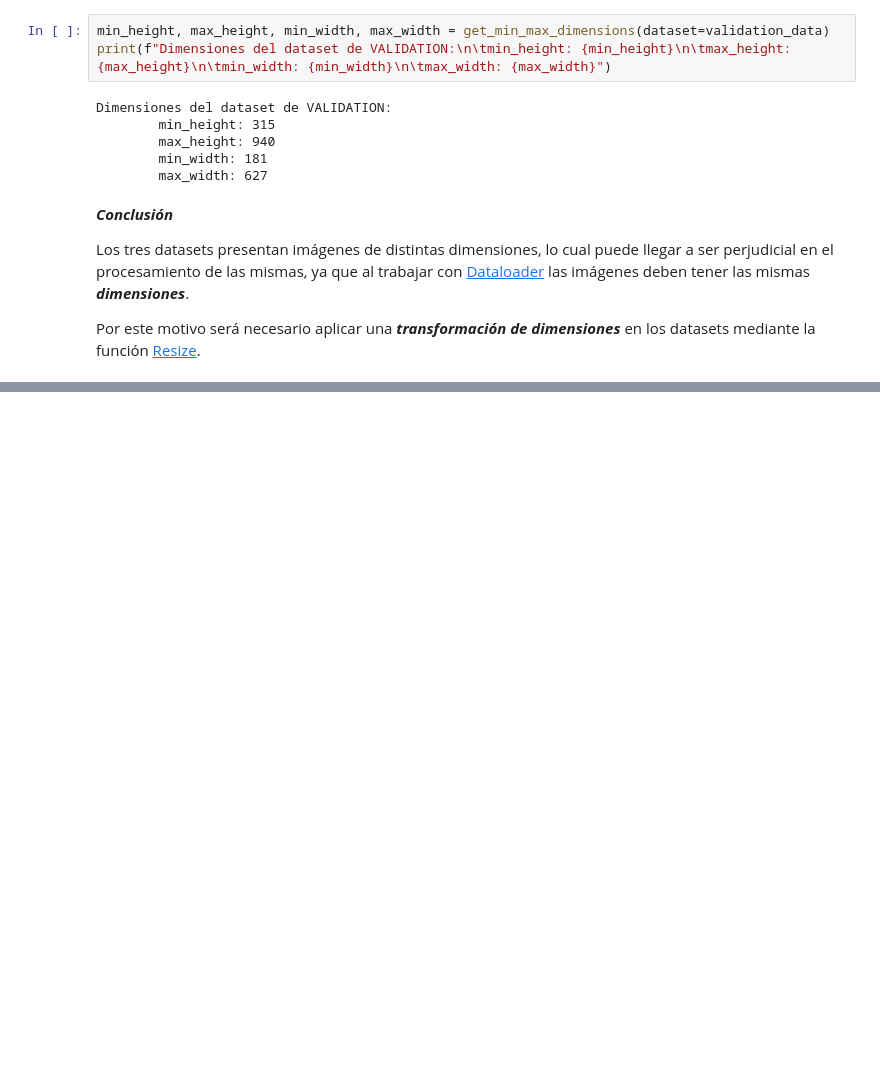
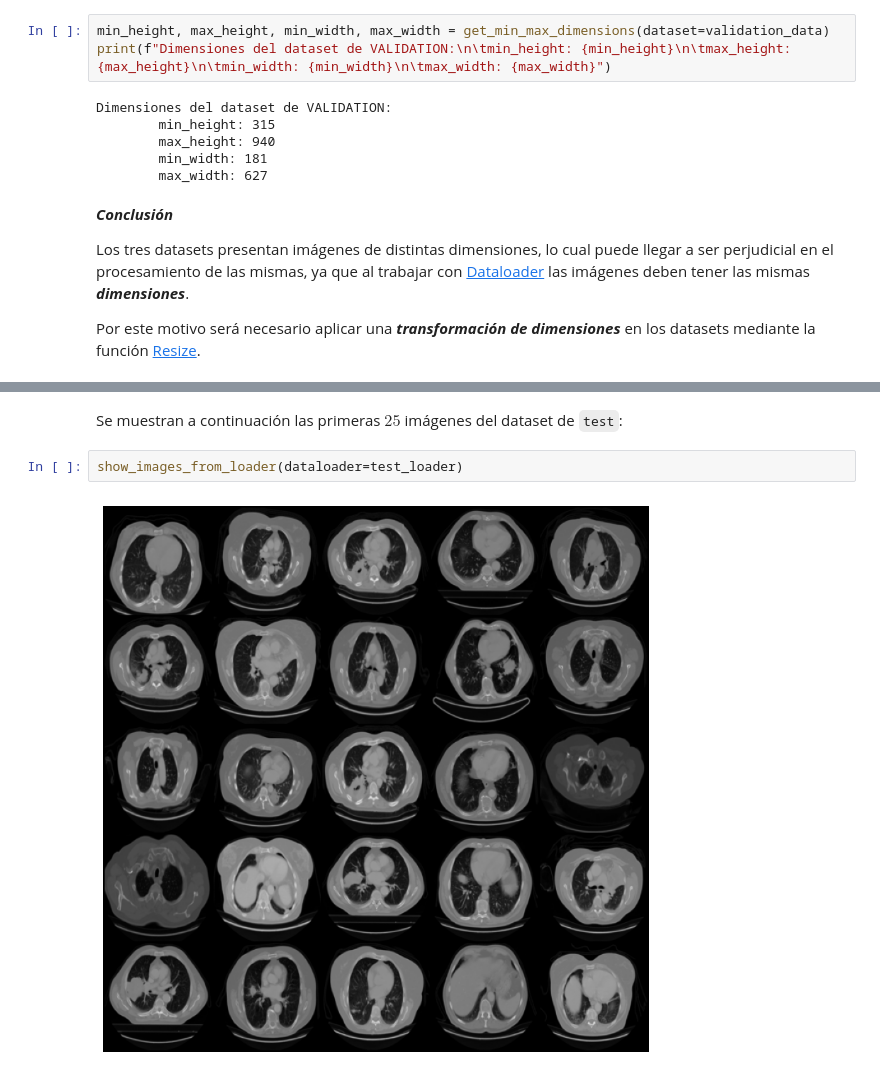
Before and after one commit to gasper-az/vision-computadora-II-trabajo-final, a Jupyter notebook: trabajo-final.ipynb, the cells around one changed output, grey strips where cells are left out. Drawn from its saved outputs; the diff is of its cells as text; blank space fills up the shorter version.

```diff
--- a/trabajo-final.ipynb
+++ b/trabajo-final.ipynb
@@ -340,0 +400,6 @@ Por este motivo será necesario aplicar una ***transformación de dimensiones***
+# %% [markdown]
+Se muestran a continuación las primeras $25$ imágenes del dataset de `test`:
+# %%
+show_images_from_loader(dataloader=test_loader)
+# %% [output]
+[figure, added]
```
Also changed, not shown: parts of 12 cells of this notebook.
